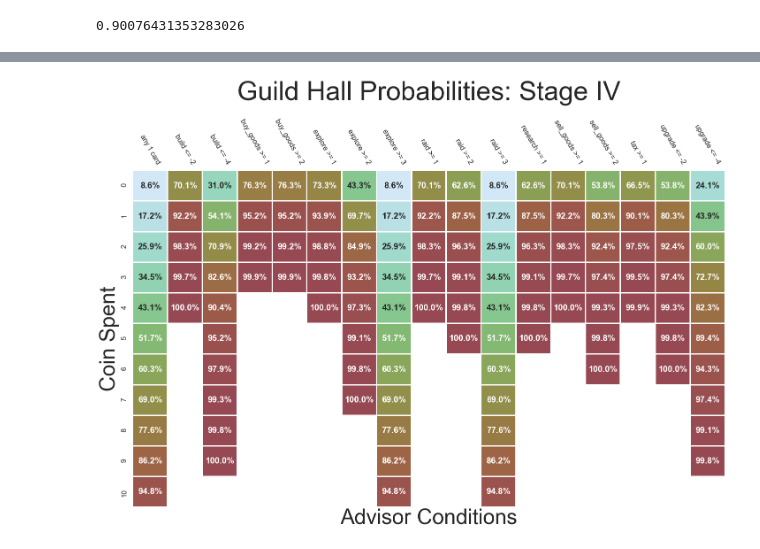
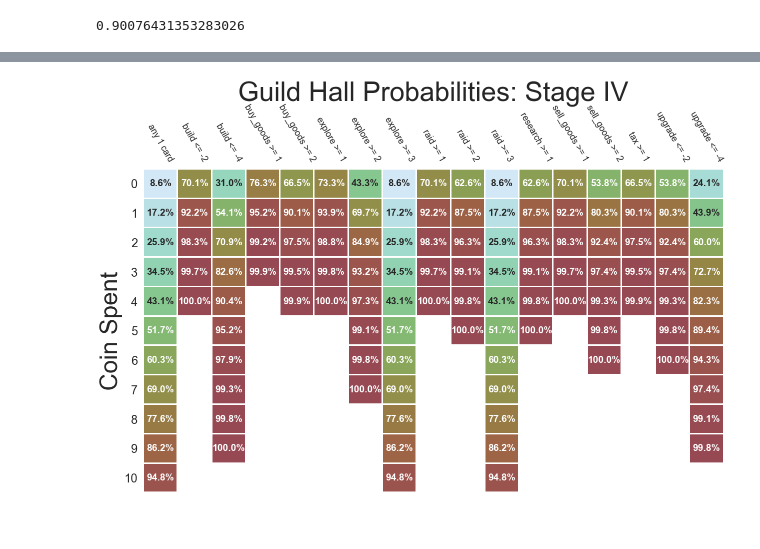
Before and after one commit to cardboardai/boardgame-bookie, a Jupyter notebook: boardgames/seafall/Advisor Probabilities.ipynb, the cells around one changed output, grey strips where cells are left out. Drawn from its saved outputs; the diff is of its cells as text; code cells hidden in the pictures.

Commit message:
better advisor figure

```diff
--- a/boardgames/seafall/Advisor Probabilities.ipynb
+++ b/boardgames/seafall/Advisor Probabilities.ipynb
@@ -206,7 +206,7 @@ probs_dict["buy_goods >= 1"] = probs
 
 # "buy_goods >= 2"
 
-suit_size = len(df_stage_4.loc[(df_stage_4["buy_goods"] >= 1)])
+suit_size = len(df_stage_4.loc[(df_stage_4["buy_goods"] >= 2)])
 
 probs = []
 
@@ -429,21 +429,25 @@ mask = mask > .9999
 # %%
 seaborn.set(style = "white")
 seaborn.set_context("poster")
-matplotlib.pyplot.figure(figsize=(24, 14))
+matplotlib.pyplot.figure(figsize=(18, 12))
+
 ax = seaborn.heatmap(probs_df, annot = True, cmap = cmap,
                      cbar = False, mask = mask, annot_kws = {"weight" : "extra bold"},
                      fmt = ".1%", linewidths = 2, vmin=0.0,
                      vmax=1.0)
 ax.set_title(
     "Guild Hall Probabilities: Stage IV",
-    fontsize=60,
+    fontsize=54,
     y=1.20)
-ax.set_xlabel("Advisor Conditions", fontsize=48)
 ax.set_ylabel("Coin Spent", fontsize=48)
 ax.xaxis.tick_top()
+ax.tick_params(axis='x', labelsize=18)
+ax.tick_params(axis='y', labelsize=24)
 matplotlib.pyplot.setp(ax.get_xticklabels(), rotation=-60)
+matplotlib.pyplot.setp(ax.get_yticklabels(), rotation=0)
+matplotlib.pyplot.tight_layout()
 fig = ax.get_figure()
 fig.savefig("guild_hall_probabilities_stage_iv.pdf")
 fig.savefig("guild_hall_probabilities_stage_iv.svg", format="svg", dpi=1200)
 # %% [output]
-[figure, old version]
+[figure, new version]
```
Also changed, not shown: parts of 1 cell of this notebook, 1 other file.
